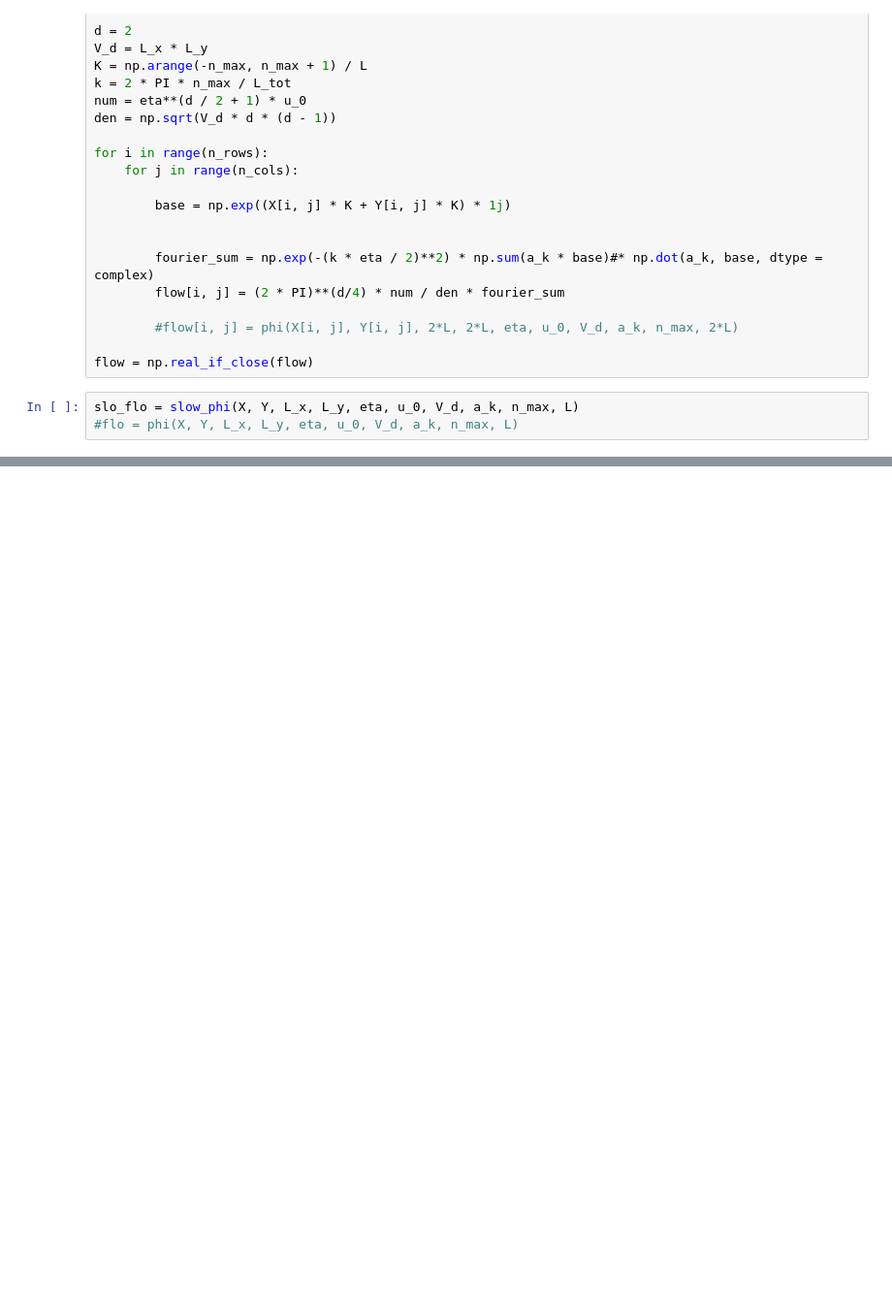
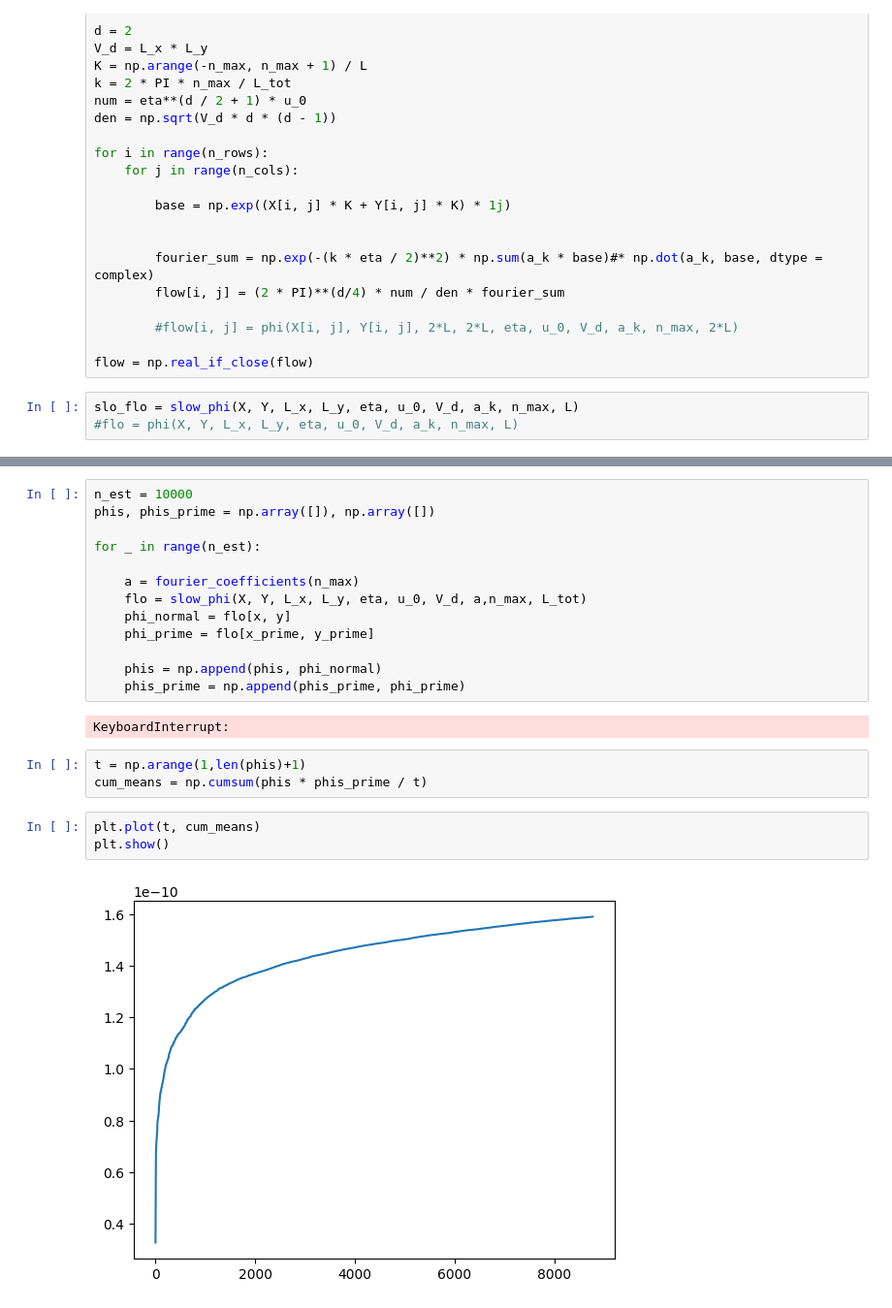
Before and after one commit to AlonsoFernandezVM/Pattern-formation-in-a-phytoplankton-population-based-on-stochastic-models-of-the-ocean-turbulence, a Jupyter notebook: notebooks/random_constant_flow.ipynb, the cells around one changed output, grey strips where cells are left out. Shown at 97% size. Cells and saved outputs as stored; diff of their text form; blank space fills up the shorter version.

```diff
--- a/notebooks/random_constant_flow.ipynb
+++ b/notebooks/random_constant_flow.ipynb
@@ -135,0 +156,23 @@ print(a, b)
+# %%
+n_est = 10000
+phis, phis_prime = np.array([]), np.array([])
+
+for _ in range(n_est):
+
+    a = fourier_coefficients(n_max)
+    flo = slow_phi(X, Y, L_x, L_y, eta, u_0, V_d, a,n_max, L_tot)
+    phi_normal = flo[x, y]
+    phi_prime = flo[x_prime, y_prime]
+
+    phis = np.append(phis, phi_normal)
+    phis_prime = np.append(phis_prime, phi_prime)
+# %% [output]
+KeyboardInterrupt:
+# %%
+t = np.arange(1,len(phis)+1)
+cum_means = np.cumsum(phis * phis_prime / t)
+# %%
+plt.plot(t, cum_means)
+plt.show()
+# %% [output]
+[figure, added]
```
Also changed, not shown: parts of 9 cells of this notebook.
